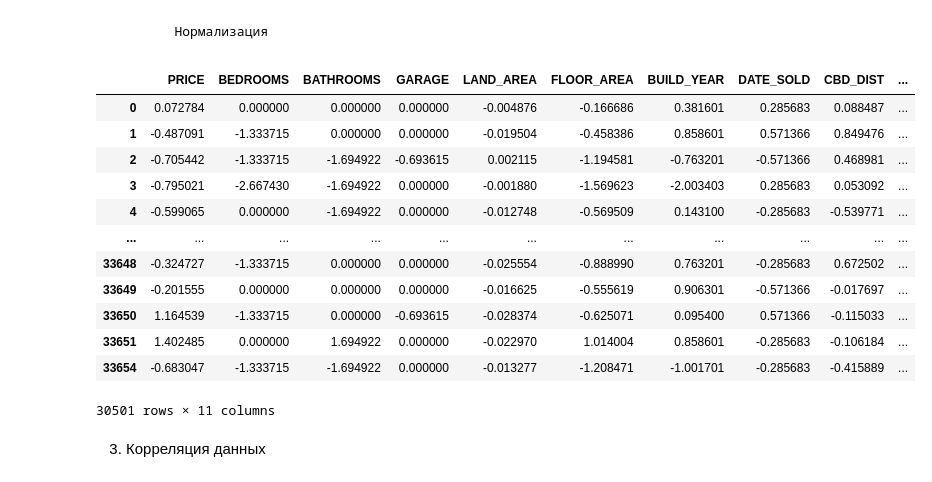
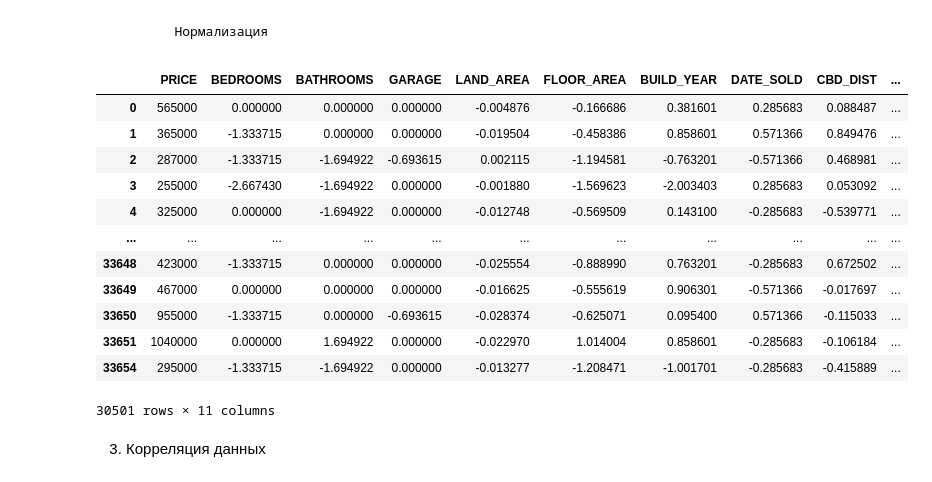
Before and after one commit to satancucumber/ml, a Jupyter notebook: lab01.ipynb, the cells around one changed output. Saved outputs shown, nothing was run; the diff lists cells and outputs as text; code cells hidden in the pictures.

```diff
--- a/lab01.ipynb
+++ b/lab01.ipynb
@@ -147,31 +147,31 @@ df
 # %% [markdown]
             Нормализация
 # %%
-df['PRICE'] = (df['PRICE'] - df['PRICE'].median())/df['PRICE'].std()
+#df['PRICE'] = (df['PRICE'] - df['PRICE'].median())/df['PRICE'].std()
 df['BEDROOMS'] = (df['BEDROOMS'] - df['BEDROOMS'].median())/df['BEDROOMS'].std()
 df['BATHROOMS'] = (df['BATHROOMS'] - df['BATHROOMS'].median())/df['BATHROOMS'].std()
 df['GARAGE'] = (df['GARAGE'] - df['GARAGE'].median())/df['GARAGE'].std()
 df['LAND_AREA'] = (df['LAND_AREA'] - df['LAND_AREA'].median())/df['LAND_AREA'].std()
 df['FLOOR_AREA'] = (df['FLOOR_AREA'] - df['FLOOR_AREA'].median())/df['FLOOR_AREA'].std()
 df['BUILD_YEAR'] = (df['BUILD_YEAR'] - df['BUILD_YEAR'].median())/df['BUILD_YEAR'].std()
 df['DATE_SOLD'] = (df['DATE_SOLD'] - df['DATE_SOLD'].median())/df['DATE_SOLD'].std()
 df['CBD_DIST'] = (df['CBD_DIST'] - df['CBD_DIST'].median())/df['CBD_DIST'].std()
 df['NEAREST_SCH_DIST'] = (df['NEAREST_SCH_DIST'] - df['NEAREST_SCH_DIST'].median())/df['NEAREST_SCH_DIST'].std()
 df['NEAREST_STN_DIST'] = (df['NEAREST_STN_DIST'] - df['NEAREST_STN_DIST'].median())/df['NEAREST_STN_DIST'].std()
 df
 # %% [output]
 |  | PRICE | BEDROOMS | BATHROOMS | GARAGE | LAND_AREA | FLOOR_AREA | BUILD_YEAR | DATE_SOLD | CBD_DIST | ... |
-| 0 | 0.072784 | 0.000000 | 0.000000 | 0.000000 | -0.004876 | -0.166686 | 0.381601 | 0.285683 | 0.088487 | ... |
-| 1 | -0.487091 | -1.333715 | 0.000000 | 0.000000 | -0.019504 | -0.458386 | 0.858601 | 0.571366 | 0.849476 | ... |
-| 2 | -0.705442 | -1.333715 | -1.694922 | -0.693615 | 0.002115 | -1.194581 | -0.763201 | -0.571366 | 0.468981 | ... |
-| 3 | -0.795021 | -2.667430 | -1.694922 | 0.000000 | -0.001880 | -1.569623 | -2.003403 | 0.285683 | 0.053092 | ... |
-| 4 | -0.599065 | 0.000000 | -1.694922 | 0.000000 | -0.012748 | -0.569509 | 0.143100 | -0.285683 | -0.539771 | ... |
+| 0 | 565000 | 0.000000 | 0.000000 | 0.000000 | -0.004876 | -0.166686 | 0.381601 | 0.285683 | 0.088487 | ... |
+| 1 | 365000 | -1.333715 | 0.000000 | 0.000000 | -0.019504 | -0.458386 | 0.858601 | 0.571366 | 0.849476 | ... |
+| 2 | 287000 | -1.333715 | -1.694922 | -0.693615 | 0.002115 | -1.194581 | -0.763201 | -0.571366 | 0.468981 | ... |
+| 3 | 255000 | -2.667430 | -1.694922 | 0.000000 | -0.001880 | -1.569623 | -2.003403 | 0.285683 | 0.053092 | ... |
+| 4 | 325000 | 0.000000 | -1.694922 | 0.000000 | -0.012748 | -0.569509 | 0.143100 | -0.285683 | -0.539771 | ... |
 | ... | ... | ... | ... | ... | ... | ... | ... | ... | ... | ... |
-| 33648 | -0.324727 | -1.333715 | 0.000000 | 0.000000 | -0.025554 | -0.888990 | 0.763201 | -0.285683 | 0.672502 | ... |
-| 33649 | -0.201555 | 0.000000 | 0.000000 | 0.000000 | -0.016625 | -0.555619 | 0.906301 | -0.571366 | -0.017697 | ... |
-| 33650 | 1.164539 | -1.333715 | 0.000000 | -0.693615 | -0.028374 | -0.625071 | 0.095400 | 0.571366 | -0.115033 | ... |
-| 33651 | 1.402485 | 0.000000 | 1.694922 | 0.000000 | -0.022970 | 1.014004 | 0.858601 | -0.285683 | -0.106184 | ... |
-| 33654 | -0.683047 | -1.333715 | -1.694922 | 0.000000 | -0.013277 | -1.208471 | -1.001701 | -0.285683 | -0.415889 | ... |
+| 33648 | 423000 | -1.333715 | 0.000000 | 0.000000 | -0.025554 | -0.888990 | 0.763201 | -0.285683 | 0.672502 | ... |
+| 33649 | 467000 | 0.000000 | 0.000000 | 0.000000 | -0.016625 | -0.555619 | 0.906301 | -0.571366 | -0.017697 | ... |
+| 33650 | 955000 | -1.333715 | 0.000000 | -0.693615 | -0.028374 | -0.625071 | 0.095400 | 0.571366 | -0.115033 | ... |
+| 33651 | 1040000 | 0.000000 | 1.694922 | 0.000000 | -0.022970 | 1.014004 | 0.858601 | -0.285683 | -0.106184 | ... |
+| 33654 | 295000 | -1.333715 | -1.694922 | 0.000000 | -0.013277 | -1.208471 | -1.001701 | -0.285683 | -0.415889 | ... |
 30501 rows × 11 columns
 # %% [markdown]
 3. Корреляция данных
```
Also changed, not shown: parts of 2 cells of this notebook, 5 other files.
